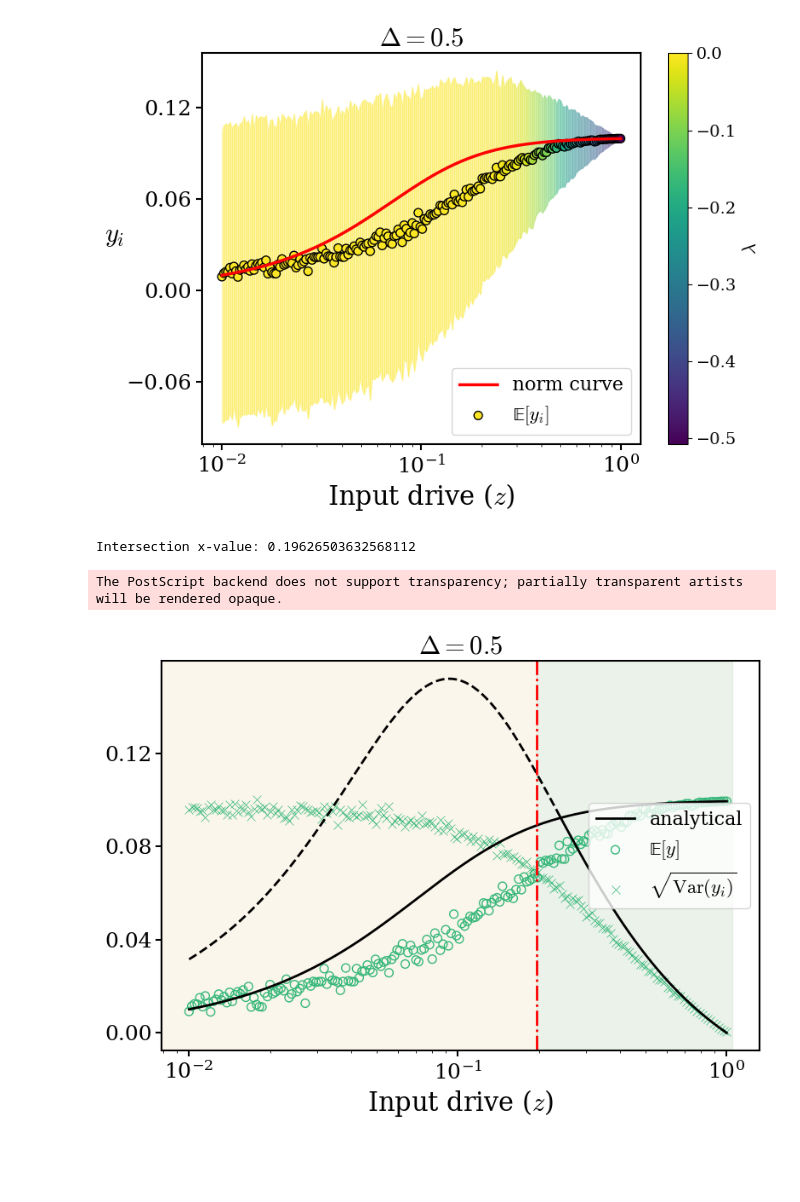
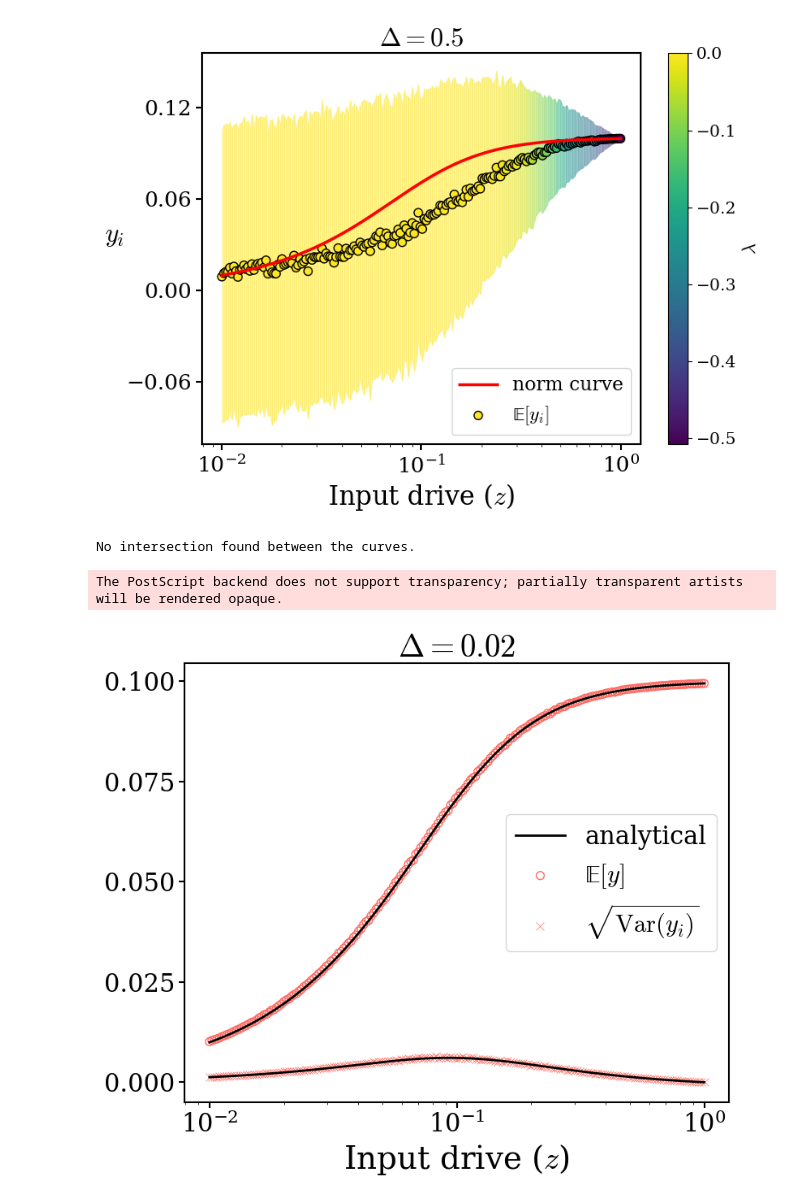
Before and after one commit to shivangrawat/perturbed_organics, a Jupyter notebook: examples/plot_lines_delocalized.ipynb, the cells around one changed output. Cells and saved outputs as stored; diff of their text form; code cells hidden in the pictures; blank space fills up the shorter version.

```diff
--- a/examples/plot_lines_delocalized.ipynb
+++ b/examples/plot_lines_delocalized.ipynb
@@ -314,7 +315,7 @@ plt.show()
 The PostScript backend does not support transparency; partially transparent artists will be rendered opaque.
 [figure]
 # %%
-fig, ax = plt.subplots(figsize=(8,6))
+fig, ax = plt.subplots(figsize=(8, 7))
 
 ax = plt.gca()
 
@@ -332,7 +333,7 @@ colors_to_use = ['#FF6961', plt.cm.viridis(1 / 3), plt.cm.viridis(2 / 3), '#FFA5
 min_delta = min(delta_keys)
 max_delta = max(delta_keys)
 
-idx_wanted = 2
+idx_wanted = 0
 
 for i, delta_val in enumerate(delta_keys):
     if not i==idx_wanted:
@@ -464,57 +465,54 @@ for i, delta_val in enumerate(delta_keys):
         #     ax.plot(seg_x_data, seg_y_data, color=colors_to_use[i], linewidth=3.0, linestyle=ls)
 
 
-if x_intersect > 0:
-    ax.axvline(x_intersect, color='r', linestyle='-.', linewidth=2)
-    ax.axvspan(-np.inf, x_intersect,
-            color='#f8efd8',
-            alpha=0.5,
-            zorder=0)
-    ax.axvspan(x_intersect, ax.get_xlim()[1],
-            color='#d6e6d4',
-            alpha=0.5,
-            zorder=0)
-## we plot a vertical dashed line to mark slowing down
+# if x_intersect > 0:
+#     ax.axvline(x_intersect, color='r', linestyle='-.', linewidth=2)
+#     ax.axvspan(1e-2, x_intersect,
+#             color='#f8efd8',
+#             alpha=0.5,
+#             zorder=0)
+#     ax.axvspan(x_intersect, ax.get_xlim()[1],
+#             color='#d6e6d4',
+#             alpha=0.5,
+#             zorder=0)
 
 
-ax.set_xlabel('Input drive ($z$)', fontsize=22)
+ax.set_xlabel('Input drive ($z$)', fontsize=28)
 # ax.set_ylabel(r"Standard deviation (y)", fontsize=22, labelpad=10)
-ax.set_title(f"$\\Delta = {delta_keys[idx_wanted]}$", fontsize=22)
+ax.set_title(f"$\\Delta = {delta_keys[idx_wanted]}$", fontsize=28)
 ax.set_xscale('log')
-ax.legend(fontsize=16, loc='right')
-ax.tick_params(axis='x', labelsize=22)
-ax.tick_params(axis='y', labelsize=22)
+ax.legend(fontsize=22, loc='right')
 
 # request at most 5 major ticks on the y-axis
 ax.yaxis.set_major_locator(MaxNLocator(nbins=5, prune=None))
 ax.tick_params(axis='y')
 
 ax.tick_params(
     axis='both',
     which='major',
-    labelsize=18,
+    labelsize=22,
     width=1.5,    # tick thickness
     length=5.0    # tick length
 )
 
 
 for spine in ax.spines.values():
     spine.set_linewidth(1.5)
 
 # plt.ylim([0, 0.1])
 plt.tight_layout()
 
-folder_loc = f'../figures/mu_{mu}/fig3'
+folder_loc = f'../figures/mu_{mu}/fig4'
 os.makedirs(folder_loc, exist_ok=True)
 file_name = f'{input_type}_{delta_keys[idx_wanted]}'
 file_save_path = os.path.join(folder_loc, file_name)
 
 plt.savefig(f'{file_save_path}.png', bbox_inches='tight')
-# plt.savefig(f'{file_save_path}.svg', format='svg', bbox_inches='tight', dpi=300)
+plt.savefig(f'{file_save_path}.svg', format='svg', bbox_inches='tight', dpi=300)
 plt.savefig(f'{file_save_path}.eps', format='eps', bbox_inches='tight', dpi=300)
 
 plt.show()
 # %% [output]
-Intersection x-value: 0.19626503632568112
+No intersection found between the curves.
 The PostScript backend does not support transparency; partially transparent artists will be rendered opaque.
-[figure, old version]
+[figure, new version]
```
Also changed, not shown: parts of 1 cell of this notebook, 7 other files.
